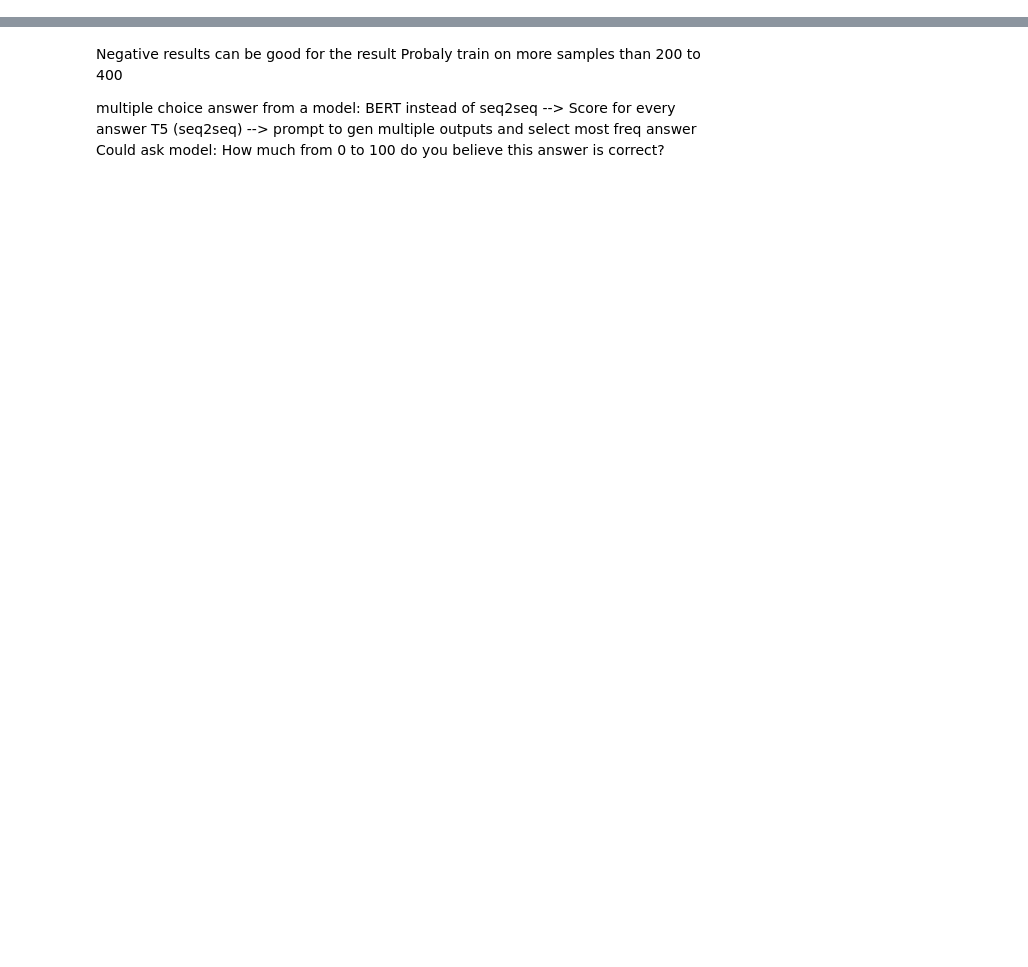
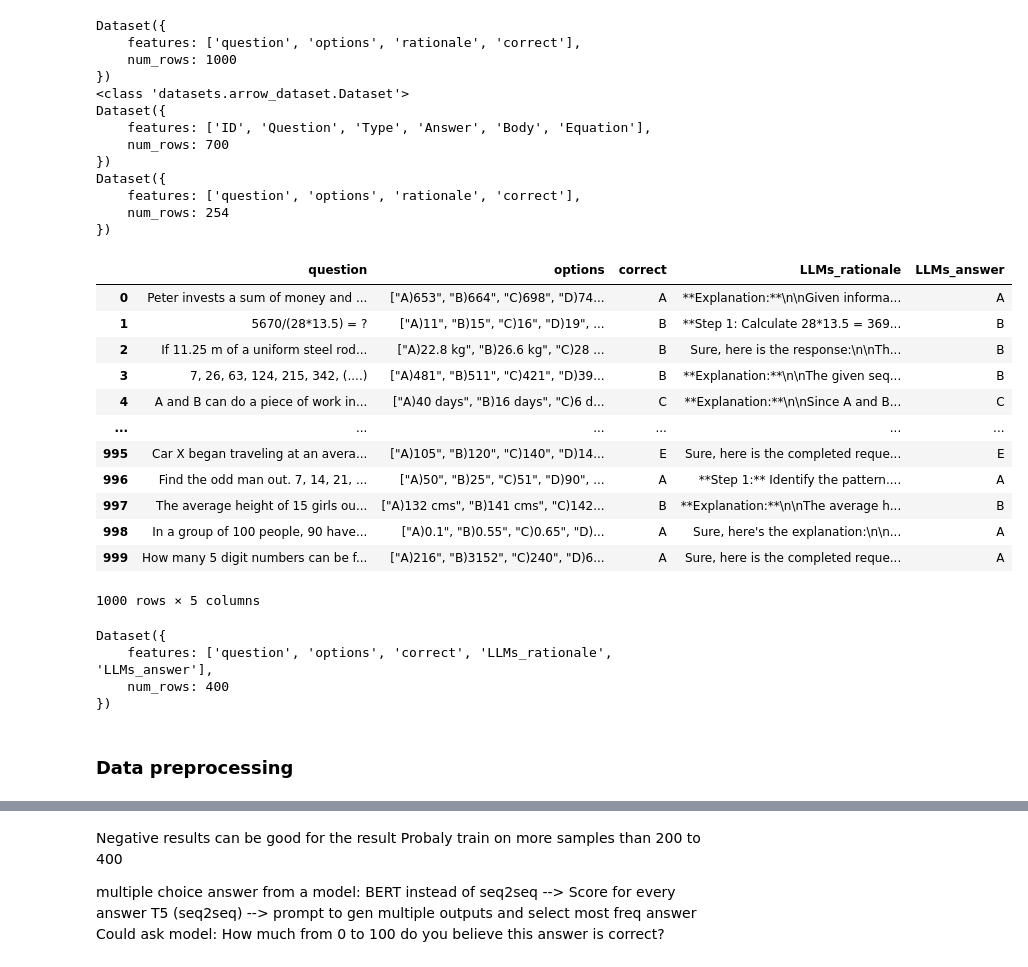
Before and after one commit to rk68/COMP0087-Group-Project, a Jupyter notebook: full_finetuning/Finetune_test.ipynb, the cells around one changed output, grey strips where cells are left out. Drawn from its saved outputs; the diff is of its cells as text; code cells hidden in the pictures; blank space fills up the shorter version.

```diff
--- a/full_finetuning/Finetune_test.ipynb
+++ b/full_finetuning/Finetune_test.ipynb
@@ -342,0 +26,28 @@ T5 after Fine-tuning: D)D)89
+# %%
+np.random.seed(42)
+torch.manual_seed(42)
+
+model_name = 'google-t5/t5-small'
+
+aquarat = load_dataset('aqua_rat', split='train')
+aquarat_reduced = aquarat.shuffle(seed=42).select(range(1000))
+aquarat_test = load_dataset('aqua_rat', split='test')
+
+dataset2_name = 'ChilleD/SVAMP'
+svamp = load_dataset('ChilleD/SVAMP', split='train')
+svamp_reduced = svamp.shuffle(seed=42).select(range(400))
+
+t5_tokenizer = T5Tokenizer.from_pretrained('google-t5/t5-small')
+tokenizer = t5_tokenizer
+
+t5_small = T5ForConditionalGeneration.from_pretrained('google-t5/t5-small')
+t5_small.save_pretrained('./t5_small')
+t5_base = T5ForConditionalGeneration.from_pretrained('google-t5/t5-base')
+t5_base.save_pretrained('./t5_base')
+
+flan_tokenizer = AutoTokenizer.from_pretrained("google/flan-t5-small")
+flan_t5 = AutoModelForSeq2SeqLM.from_pretrained("google/flan-t5-small")
+flan_t5.save_pretrained('./flan_t5')
+
+roberta = RobertaForQuestionAnswering.from_pretrained("FacebookAI/roberta-base")
+roberta_tokenizer = RobertaTokenizer.from_pretrained("FacebookAI/roberta-base")
@@ -342,0 +58,49 @@ T5 after Fine-tuning: D)D)89
+# %%
+database_name = "../teacher_llm_dataset.db"
+conn = sqlite3.connect(database_name)
+query = "SELECT * FROM LLM_results"
+df_custom = pd.read_sql_query(query, conn)
+conn.close()
+
+custom_dataset = Dataset.from_pandas(df_custom)
+custom_reduced = custom_dataset.shuffle(seed=42).select(range(400))
+# %%
+print(aquarat_reduced)
+print(type(svamp_reduced))
+print(svamp)
+print(aquarat_test)
+display(df_custom)
+print(custom_reduced)
+# %% [output]
+Dataset({
+    features: ['question', 'options', 'rationale', 'correct'],
+    num_rows: 1000
+})
+<class 'datasets.arrow_dataset.Dataset'>
+Dataset({
+    features: ['ID', 'Question', 'Type', 'Answer', 'Body', 'Equation'],
+    num_rows: 700
+})
+Dataset({
+    features: ['question', 'options', 'rationale', 'correct'],
+    num_rows: 254
+})
+|  | question | options | correct | LLMs_rationale | LLMs_answer |
+| 0 | Peter invests a sum of money and ... | ["A)653", "B)664", "C)698", "D)74... | A | **Explanation:**\n\nGiven informa... | A |
+| 1 | 5670/(28*13.5) = ? | ["A)11", "B)15", "C)16", "D)19", ... | B | **Step 1: Calculate 28*13.5 = 369... | B |
+| 2 | If 11.25 m of a uniform steel rod... | ["A)22.8 kg", "B)26.6 kg", "C)28 ... | B | Sure, here is the response:\n\nTh... | B |
+| 3 | 7, 26, 63, 124, 215, 342, (....) | ["A)481", "B)511", "C)421", "D)39... | B | **Explanation:**\n\nThe given seq... | B |
+| 4 | A and B can do a piece of work in... | ["A)40 days", "B)16 days", "C)6 d... | C | **Explanation:**\n\nSince A and B... | C |
+| ... | ... | ... | ... | ... | ... |
+| 995 | Car X began traveling at an avera... | ["A)105", "B)120", "C)140", "D)14... | E | Sure, here is the completed reque... | E |
+| 996 | Find the odd man out. 7, 14, 21, ... | ["A)50", "B)25", "C)51", "D)90", ... | A | **Step 1:** Identify the pattern.... | A |
+| 997 | The average height of 15 girls ou... | ["A)132 cms", "B)141 cms", "C)142... | B | **Explanation:**\n\nThe average h... | B |
+| 998 | In a group of 100 people, 90 have... | ["A)0.1", "B)0.55", "C)0.65", "D)... | A | Sure, here's the explanation:\n\n... | A |
+| 999 | How many 5 digit numbers can be f... | ["A)216", "B)3152", "C)240", "D)6... | A | Sure, here is the completed reque... | A |
+1000 rows × 5 columns
+Dataset({
+    features: ['question', 'options', 'correct', 'LLMs_rationale', 'LLMs_answer'],
+    num_rows: 400
+})
+# %% [markdown]
+<h3>Data preprocessing</h3>
```
Also changed, not shown: parts of 38 cells of this notebook, 1 other file.
